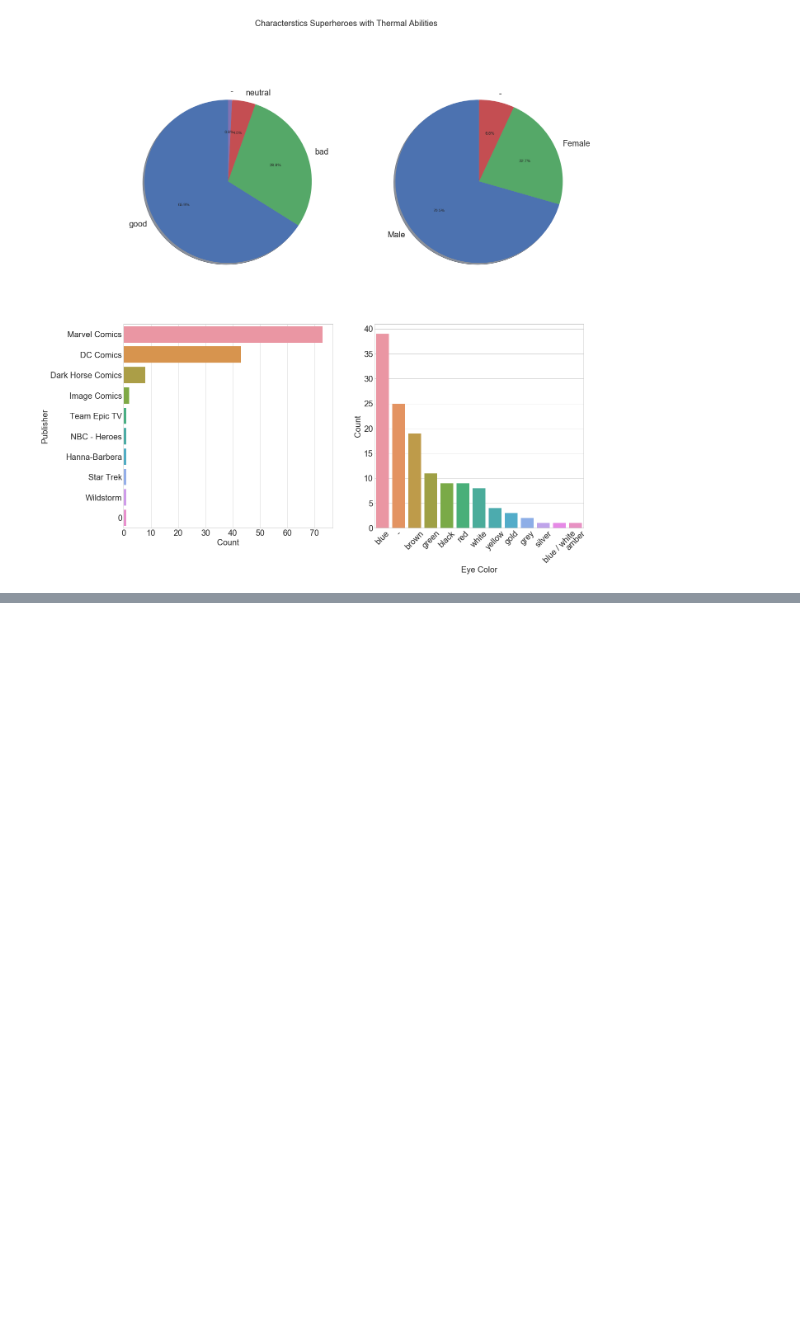
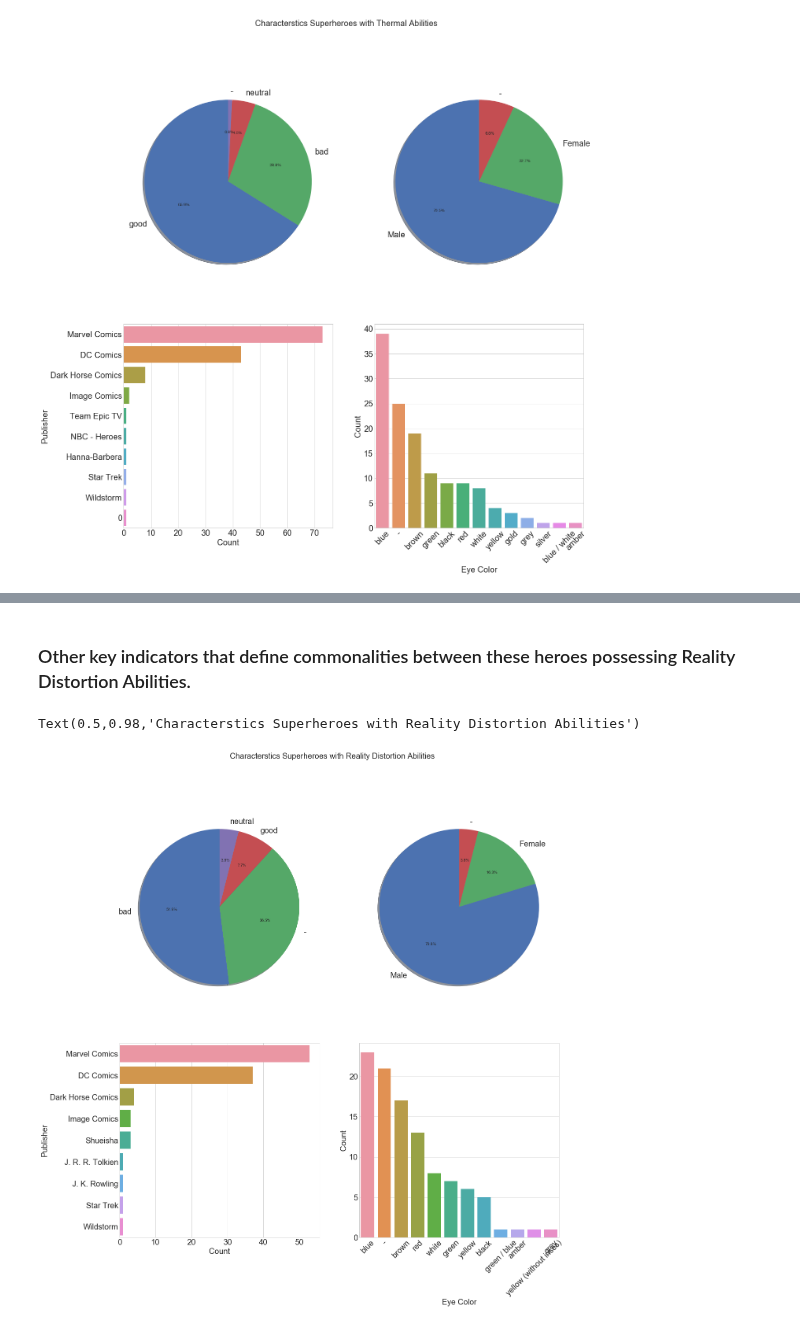
Before and after one commit to sominw/Kaggle, a Jupyter notebook: superheros/superheroes.ipynb, the cells around one changed output, grey strips where cells are left out. Cells and saved outputs as stored; diff of their text form; code cells hidden in the pictures; blank space fills up the shorter version.

```diff
--- a/superheros/superheroes.ipynb
+++ b/superheros/superheroes.ipynb
@@ -178,0 +227,26 @@ Text(0.5,0.98,'Characterstics Superheroes with Thermal Abilities')
+# %% [markdown]
+### Other key indicators that define commonalities between these heroes possessing Reality Distortion Abilities.
+# %%
+f, ax = plt.subplots(ncols=2, nrows=2, figsize=(20,20))
+explode = (0, 0.1, 0, 0)
+x = ax[0][0].pie(list(realDis_hero_prop['Alignment'].value_counts()),
+             labels=list(realDis_hero_prop['Alignment'].unique()),
+             autopct='%1.1f%%', shadow=True, startangle=90)
+y = ax[0][1].pie(list(realDis_hero_prop['Gender'].value_counts()),
+             labels=list(realDis_hero_prop['Gender'].unique()),
+             autopct='%1.1f%%', shadow=True, startangle=90)
+sns.barplot(x = 'Publisher', y='index',
+            data=pd.DataFrame(realDis_hero_prop.Publisher.value_counts()).reset_index(),
+            orient='h',ax=ax[1][0])
+sns.barplot(x = 'index', y='Eye color',
+            data=pd.DataFrame(realDis_hero_prop['Eye color'].value_counts()).reset_index(), ax=ax[1][1])
+ax[1][0].set_ylabel('Publisher')
+ax[1][0].set_xlabel('Count')
+ax[1][1].set_ylabel('Count')
+ax[1][1].set_xlabel('Eye Color')
+plt.setp(ax[1][1].get_xticklabels(), rotation=45)
+
+plt.suptitle("Characterstics Superheroes with Reality Distortion Abilities")
+# %% [output]
+Text(0.5,0.98,'Characterstics Superheroes with Reality Distortion Abilities')
+[figure, added]
```
Also changed, not shown: parts of 18 cells of this notebook.
